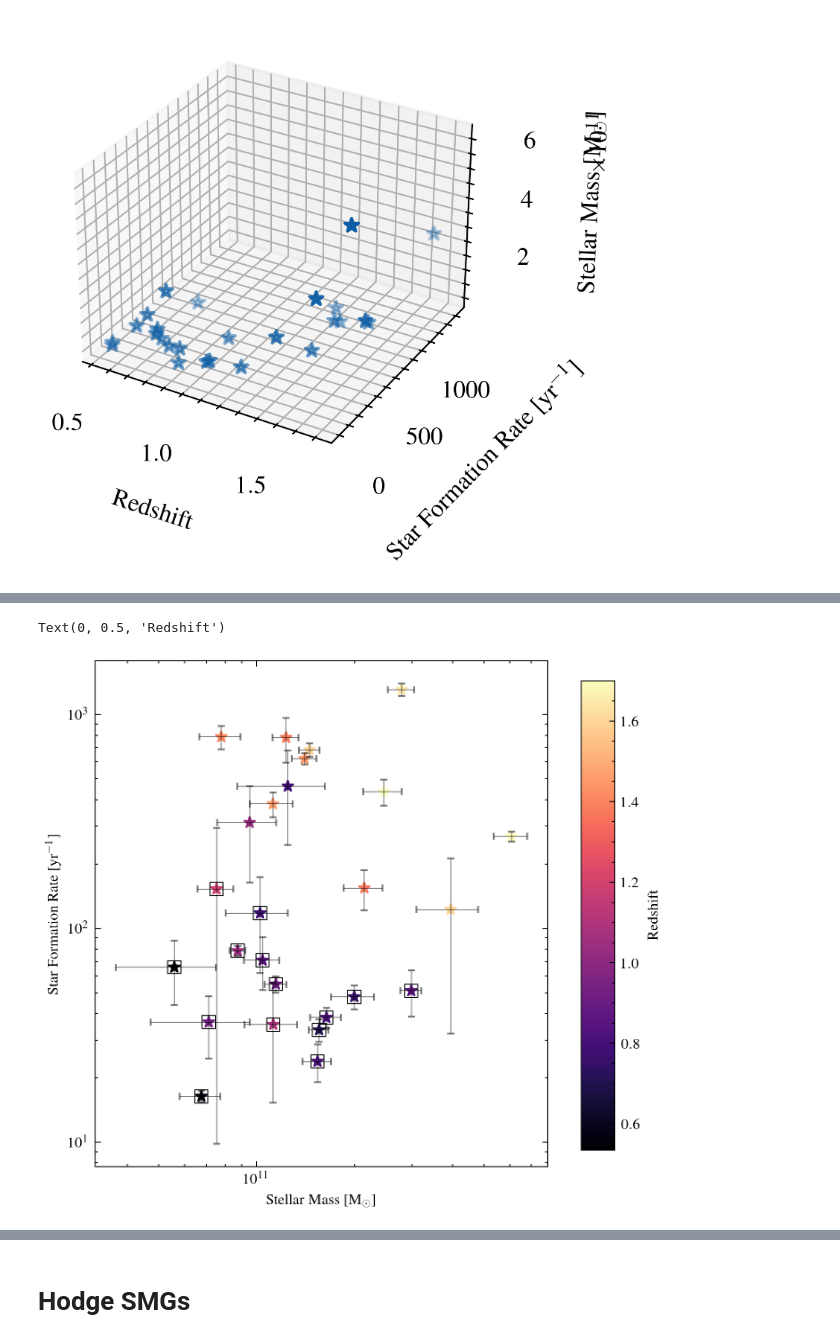
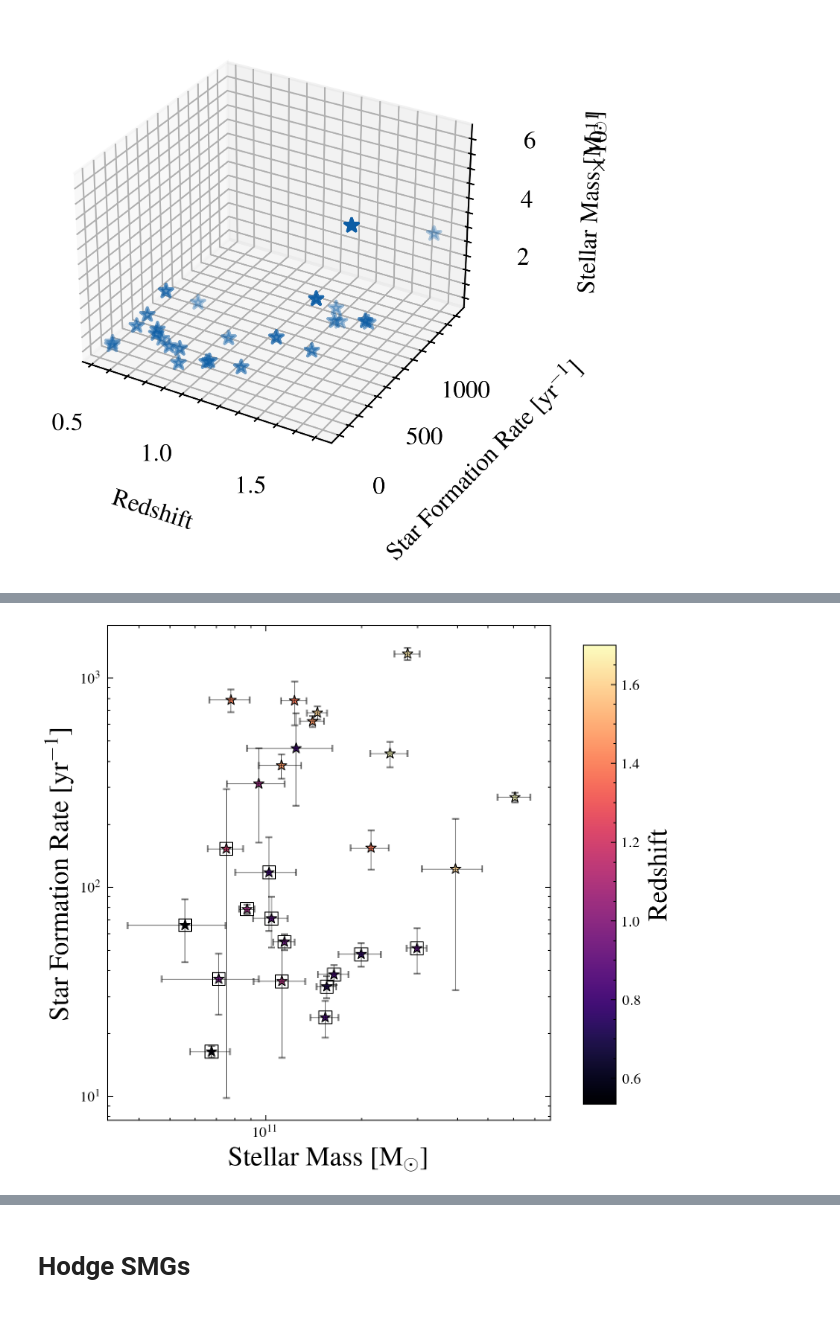
Before and after one commit to anjaliramesh-datascience/bcg_dust_continuum, a Jupyter notebook: notebook/workflow.ipynb, the cells around one changed output, grey strips where cells are left out. Cells and saved outputs as stored; diff of their text form; code cells hidden in the pictures.

```diff
--- a/notebook/workflow.ipynb
+++ b/notebook/workflow.ipynb
@@ -497,26 +479,27 @@ df.sort_values(by=['Stellar_mass'])
 # %%
 # SFR vs Mstar Plot
 %matplotlib inline
 vmin = min(master_df['redshift'])
 vmax = max(master_df['redshift'])
 plt.style.use(["ieee","science"])
 fig, ax = plt.subplots(1,1,dpi = 300, figsize = (5,5))
-im = ax.scatter(master_df['Stellar_mass'], master_df['SFR'], marker = '*',facecolors='none', c = master_df['redshift'], vmin = vmin, vmax = vmax, cmap = 'magma')
+im = ax.scatter(master_df['Stellar_mass'], master_df['SFR'], marker = '*',facecolors='none', c = master_df['redshift'], ec = 'black', lw = 0.5, vmin = vmin, vmax = vmax, cmap = 'magma')
 ax.errorbar(master_df['Stellar_mass'], master_df['SFR'], xerr=master_df['Stellar_mass_err'],
 yerr=master_df['SFR_err'],ls = 'none', ecolor = 'black', alpha = 0.5,solid_capstyle='projecting', capsize=2, elinewidth = 0.5)
 specz = master_df[master_df['spec_z'] == 1]
 ax.scatter(specz['Stellar_mass'], specz['SFR'], marker = 's', color = 'black', facecolors= 'none', lw = 0.5, s = 50, label = 'Spec_z')
-ax.set_xlabel("Stellar Mass [M$_\odot$]")
-ax.set_ylabel("Star Formation Rate [yr$^{-1}$]")
+ax.set_xlabel("Stellar Mass [M$_\odot$]", size = 15)
+ax.set_ylabel("Star Formation Rate [yr$^{-1}$]", size = 15)
 ax.set_yscale('log')
 ax.set_xscale('log')
+# ax.set_xticks(fontsize = 10)
 fig.subplots_adjust(right=0.8)
 cbar_ax = fig.add_axes([0.85, 0.15, 0.05, 0.7])
 fig.colorbar(im, cax=cbar_ax)
-cbar_ax.set_ylabel("Redshift")
+cbar_ax.set_ylabel("Redshift", size = 15)
+fig.savefig("/Users/arames52/bcg_dust_continuum/notebook/plots/sfr_mstar.png", dpi = 300)
 # %% [output]
-Text(0, 0.5, 'Redshift')
-[figure, old version]
+[figure, new version]
 # %%
 plt.style.use(["ieee","science"])
 fig,ax = plt.subplots(1,1, dpi = 300, figsize = (5,5))
```
Also changed, not shown: parts of 5 cells of this notebook.
